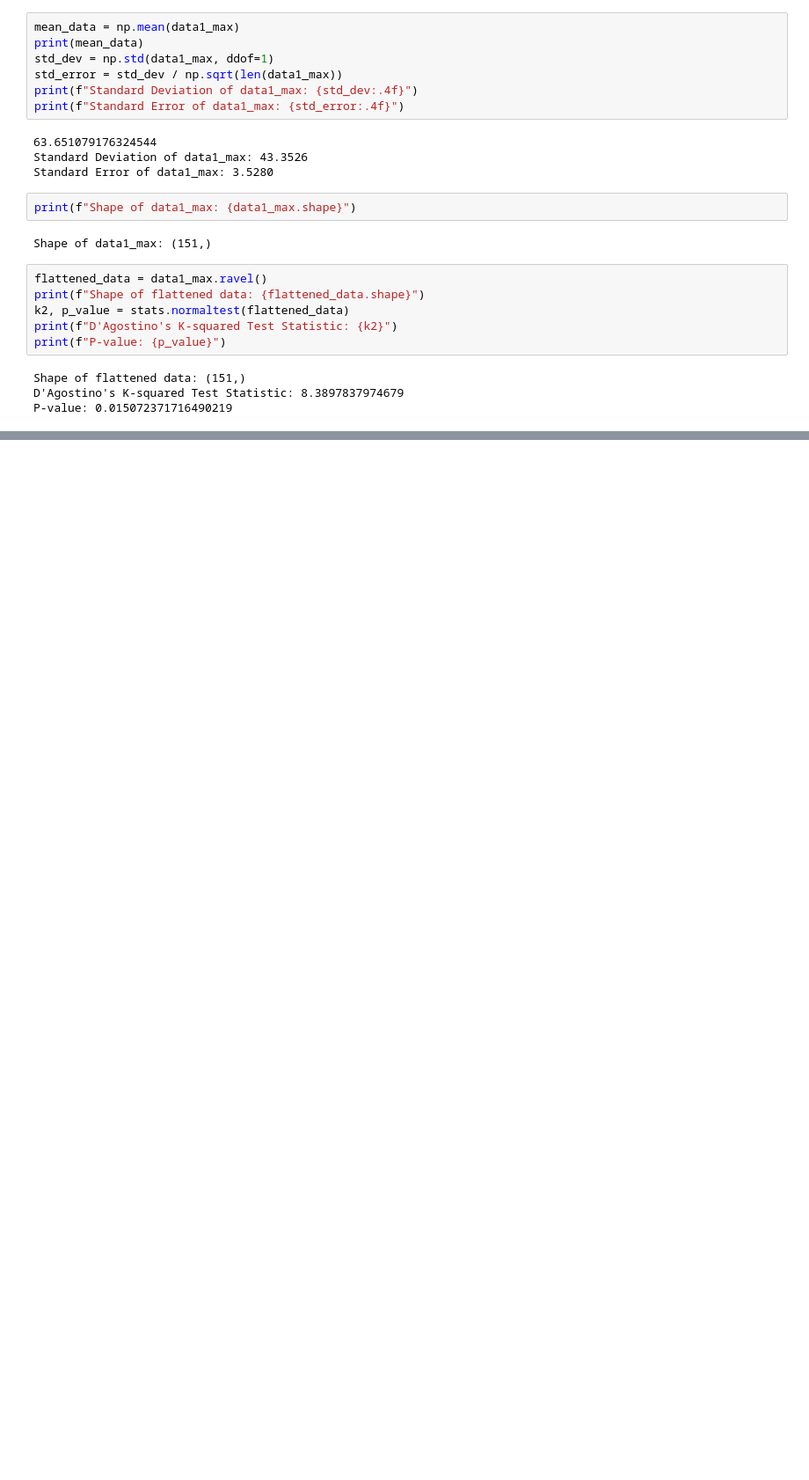
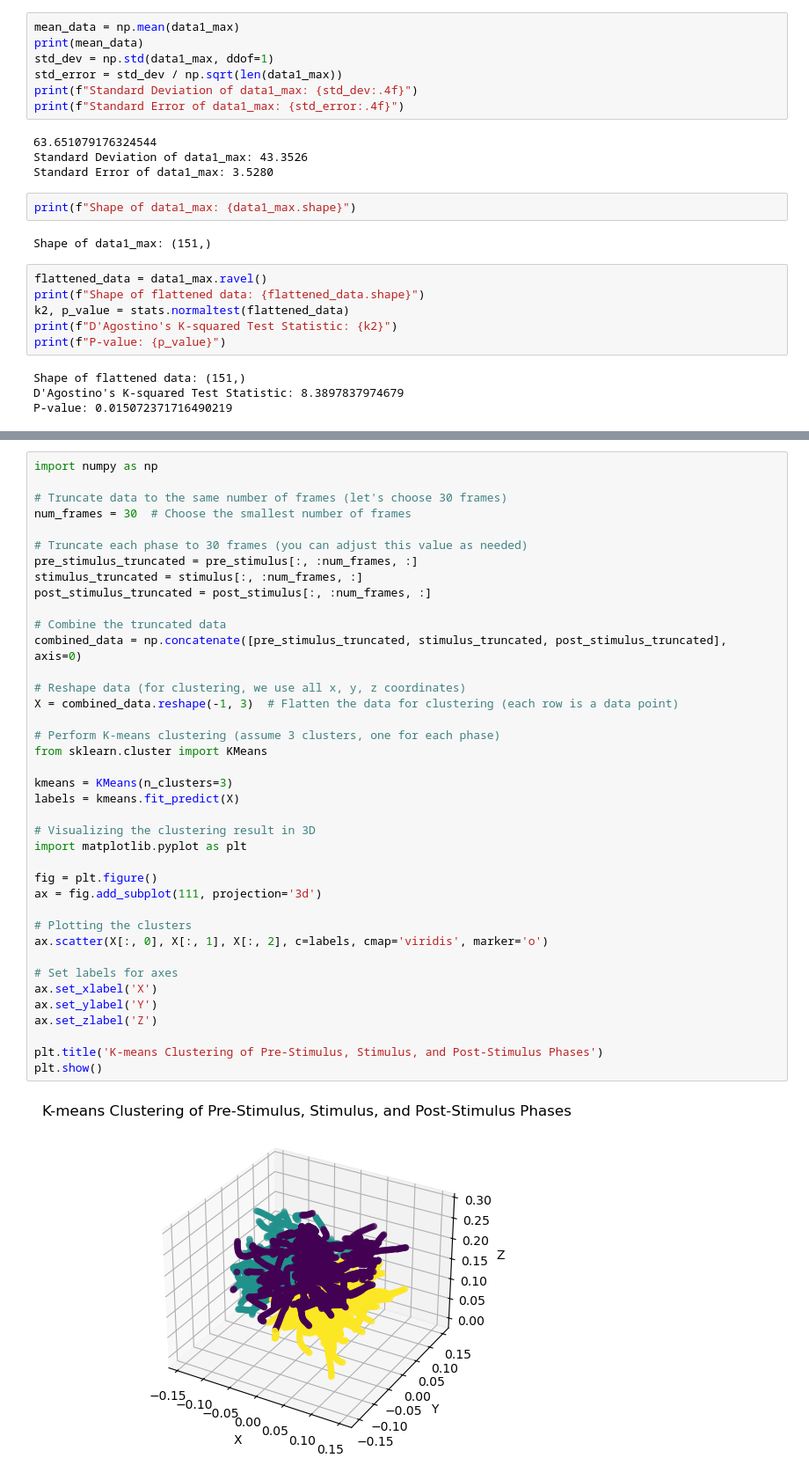
Before and after one commit to Shivammm123/FlyFlightBehavior, a Jupyter notebook: Free Flight Analysis Flies/J74xU68 Free Flight Experiment/240911 J74xU68 Free Flight Analysis/240911 J74xU68 Free Flight Analysis.ipynb, the cells around one changed output, grey strips where cells are left out. Shown at 88% size. Drawn from its saved outputs; the diff is of its cells as text; blank space fills up the shorter version.

```diff
--- a/Free Flight Analysis Flies/J74xU68 Free Flight Experiment/240911 J74xU68 Free Flight Analysis/240911 J74xU68 Free Flight Analysis.ipynb
+++ b/Free Flight Analysis Flies/J74xU68 Free Flight Experiment/240911 J74xU68 Free Flight Analysis/240911 J74xU68 Free Flight Analysis.ipynb
@@ -153,0 +319,41 @@ P-value: 0.015072371716490219
+# %%
+import numpy as np
+
+# Truncate data to the same number of frames (let's choose 30 frames)
+num_frames = 30  # Choose the smallest number of frames
+
+# Truncate each phase to 30 frames (you can adjust this value as needed)
+pre_stimulus_truncated = pre_stimulus[:, :num_frames, :]
+stimulus_truncated = stimulus[:, :num_frames, :]
+post_stimulus_truncated = post_stimulus[:, :num_frames, :]
+
+# Combine the truncated data
+combined_data = np.concatenate([pre_stimulus_truncated, stimulus_truncated, post_stimulus_truncated], axis=0)
+
+# Reshape data (for clustering, we use all x, y, z coordinates)
+X = combined_data.reshape(-1, 3)  # Flatten the data for clustering (each row is a data point)
+
+# Perform K-means clustering (assume 3 clusters, one for each phase)
+from sklearn.cluster import KMeans
+
+kmeans = KMeans(n_clusters=3)
+labels = kmeans.fit_predict(X)
+
+# Visualizing the clustering result in 3D
+import matplotlib.pyplot as plt
+
+fig = plt.figure()
+ax = fig.add_subplot(111, projection='3d')
+
+# Plotting the clusters
+ax.scatter(X[:, 0], X[:, 1], X[:, 2], c=labels, cmap='viridis', marker='o')
+
+# Set labels for axes
+ax.set_xlabel('X')
+ax.set_ylabel('Y')
+ax.set_zlabel('Z')
+
+plt.title('K-means Clustering of Pre-Stimulus, Stimulus, and Post-Stimulus Phases')
+plt.show()
+# %% [output]
+[figure, added]
```
Also changed, not shown: parts of 10 cells of this notebook, 2 other files.
